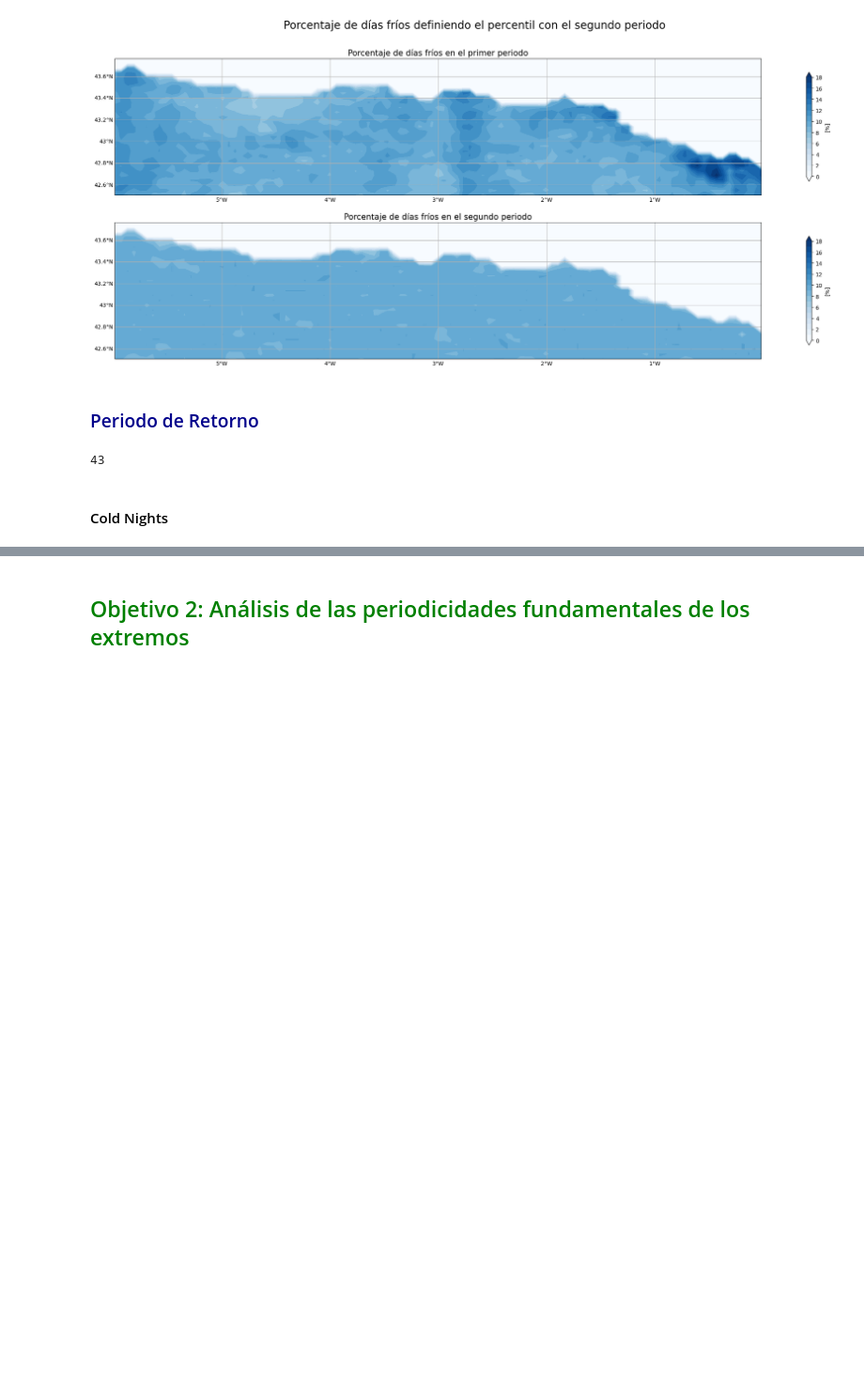
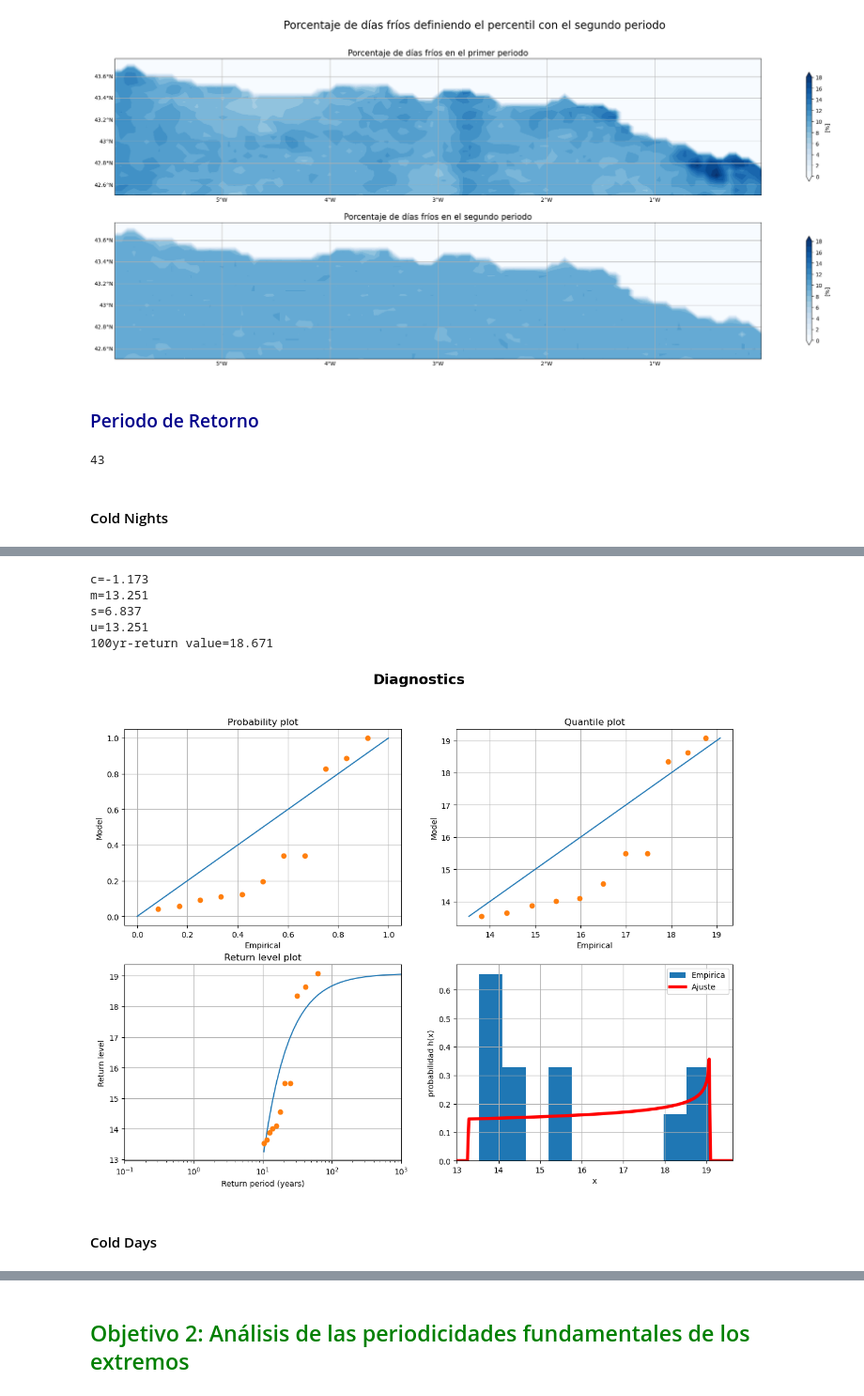
Before and after one commit to nagoremeabe/practica_2, a Jupyter notebook: practica2.ipynb, the cells around one changed output, grey strips where cells are left out. Shown at 94% size. Cells and saved outputs as stored; diff of their text form; code cells hidden in the pictures; blank space fills up the shorter version.

```diff
--- a/practica2.ipynb
+++ b/practica2.ipynb
@@ -589,0 +594,35 @@ ValueError: The truth value of an array with more than one element is ambiguous.
+# %%
+# Extremos por umbral
+#==============================================================
+#Seleccion del umbral: cogeremos el percentil 95
+x = corr_N.copy()
+xSort = np.sort(x)
+pExp = np.arange(1,xSort.size+1,1)/(xSort.size+1)
+xLess= xSort[pExp<=.90]
+u = xLess[-1] +.05
+yExt = x[x>u].copy()
+#Ajuste usando herramienta de scipy:
+c, m, s = stats.genpareto.fit(yExt,floc = u)
+
+numYears=corr_N.size
+N = 100;
+fac = yExt.size/numYears
+rv = stats.genpareto(c,m,s)
+zp = rv.ppf(1-1/N/fac)
+
+#Diagnóstico:
+diagnosticsGPD(yExt,c,m,s,numYears)
+print('c='+'%.3f'%(c))
+print('m='+'%.3f'%(m))
+print('s='+'%.3f'%(s))
+print('u='+'%.3f'%(u))
+print('100yr-return value='+'%.3f'%(zp))
+# %% [output]
+c=-1.173
+m=13.251
+s=6.837
+u=13.251
+100yr-return value=18.671
+[figure, added]
+# %% [markdown]
+#### <span style='color:black'>Cold Days</span>
```
Also changed, not shown: parts of 11 cells of this notebook.
